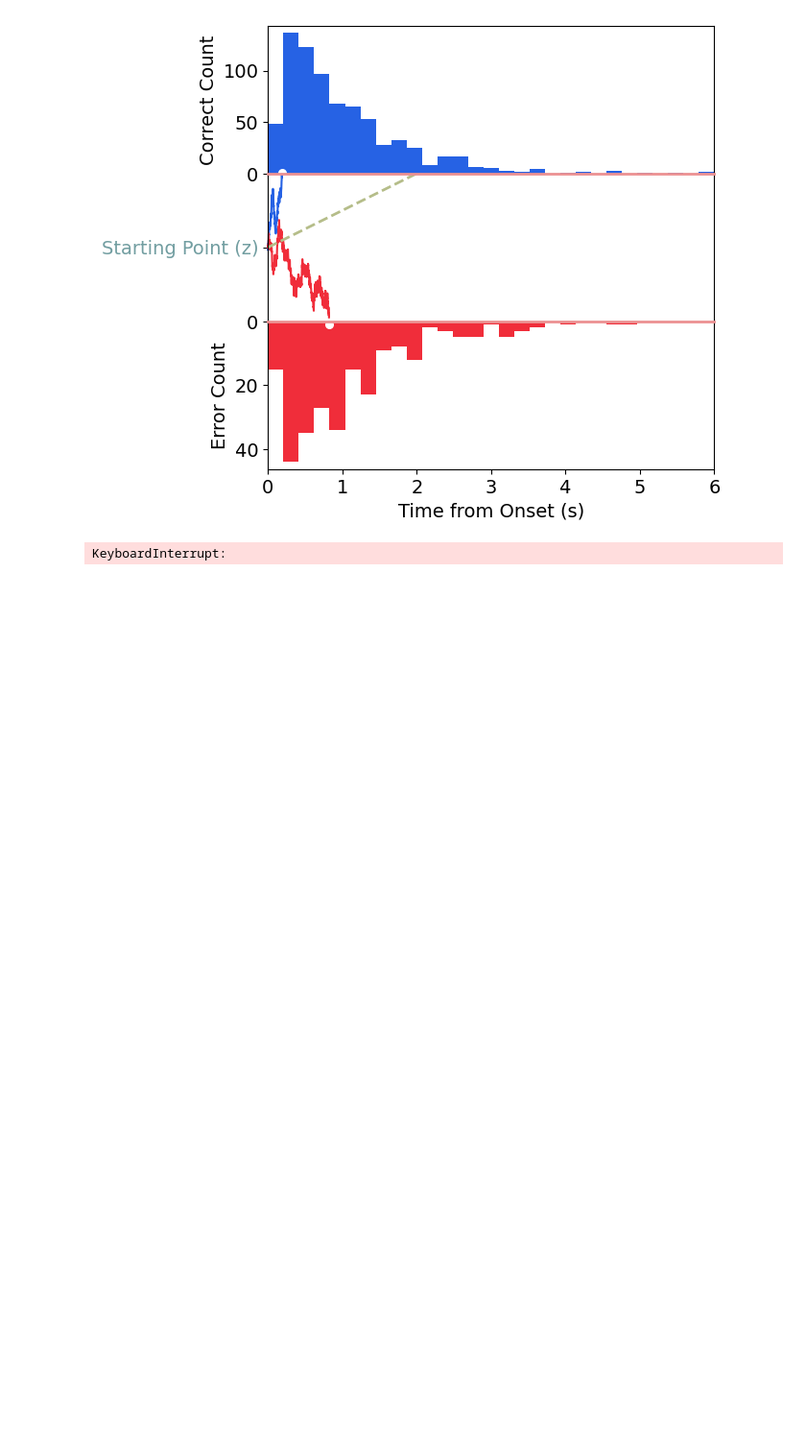
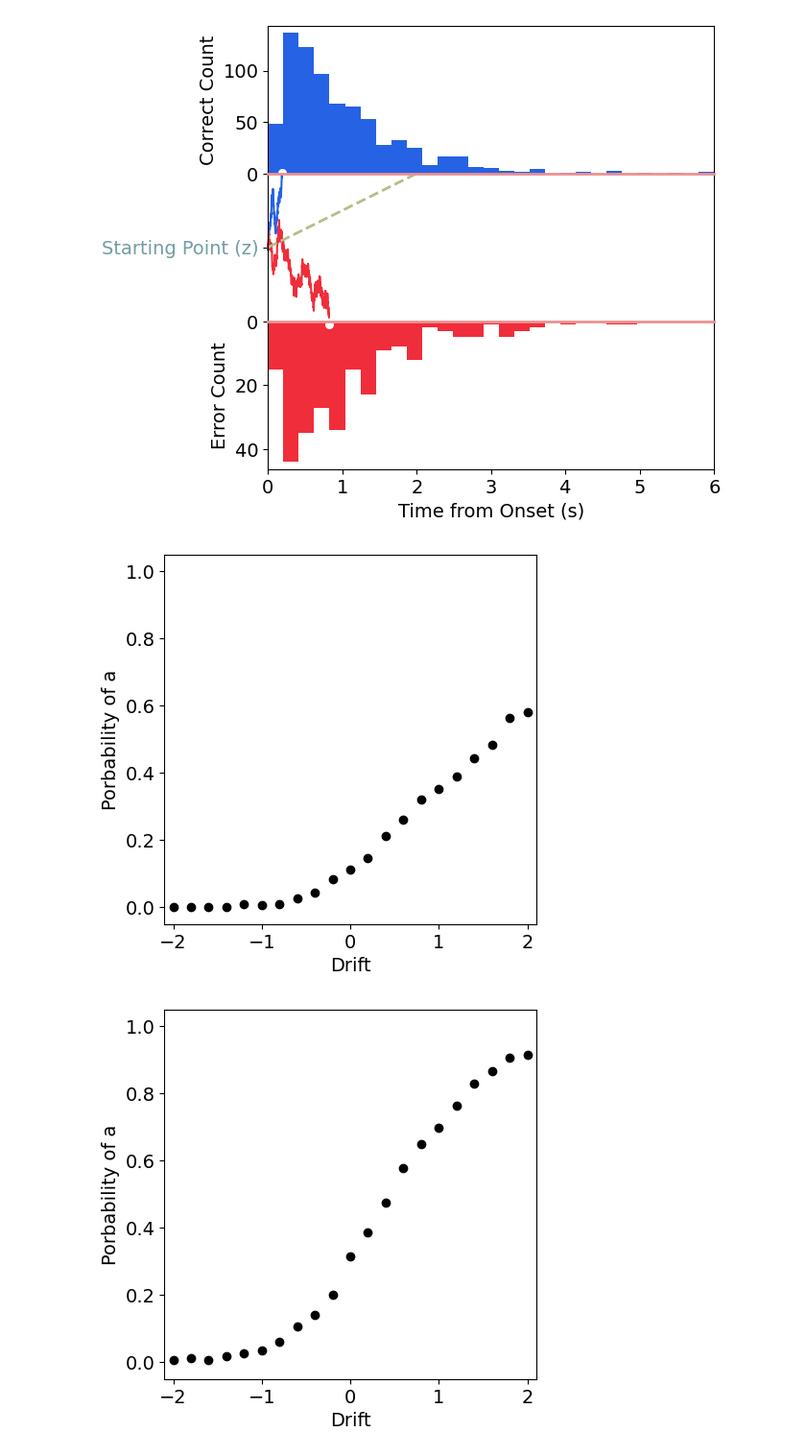
Before and after one commit to I-Pica/indp22-ddm-simulation-project, a Jupyter notebook: code/marco-sim-ddm.ipynb, the cells around one changed output. Shown: that part at 96% size. Cells and saved outputs as stored; diff of their text form; code cells hidden in the pictures; blank space fills up the shorter version.

```diff
--- a/code/marco-sim-ddm.ipynb
+++ b/code/marco-sim-ddm.ipynb
@@ -79,23 +79,29 @@ ddm.plot_trajectories_and_RT(S, hits, errs, ds_traj, mu, ds_t, bins, colors)
 # %%
 # Run DDM simulations for different drifts
 n_mu = 21
 n_z = 5
 mu_list = 2*np.linspace(-1, 1, n_mu)
-z_list = np.linspace(-0.5, 0.5, 5)
+z_list = np.linspace(-0.8, 0.8, 5)
 b = 0.0
 # Preallocate results
-S_list = []
-hits_list = []
-errs_list = []
+colorgradient = ['#2EFFB9', '#1FB684', '#000000', '#7B1A8E', '#C229E1']
+plt.figure(figsize=(5,5))
 for idxZ, mu in enumerate(z_list):
+    S_list = []
+    hits_list = []
+    errs_list = []
     for idxMu, mu in enumerate(mu_list):
         z = z_list[idxZ]
         mu = mu_list[idxMu]
         # Simulate trajectories
         S, _ = ddm.sim_ddm(mu, theta, z, sigma, n_trials, dt, T)
         S_list.append(S)
         hits, errs = ddm.calc_hits_errs(S, mu)
         hits_list.append(hits)
         errs_list.append(errs)
+
+    prob_a = ddm.calc_psychometric(S_list, mu_list)
+    ddm.plot_psychometric(prob_a, mu_list, colors)
 # %% [output]
-KeyboardInterrupt:
+[figure, added]
+[figure, added]
```
Also changed, not shown: parts of 1 cell of this notebook, 2 other files.
